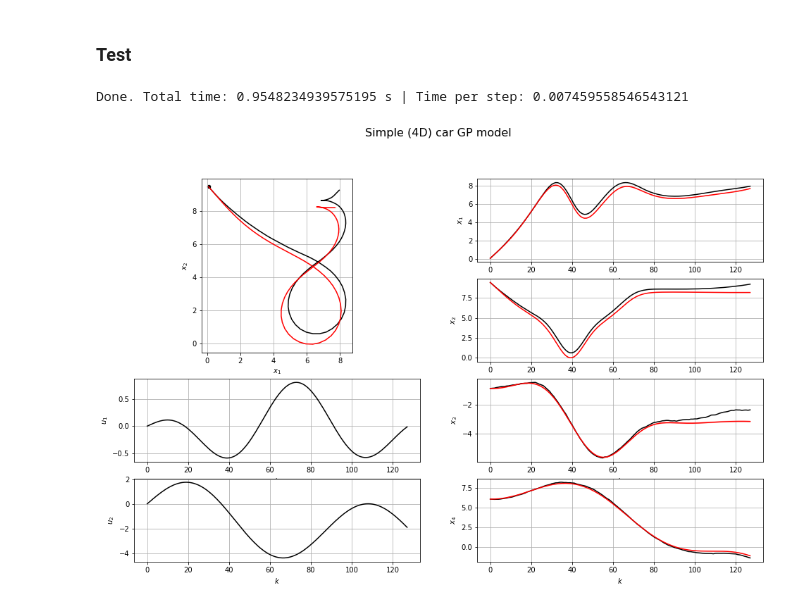
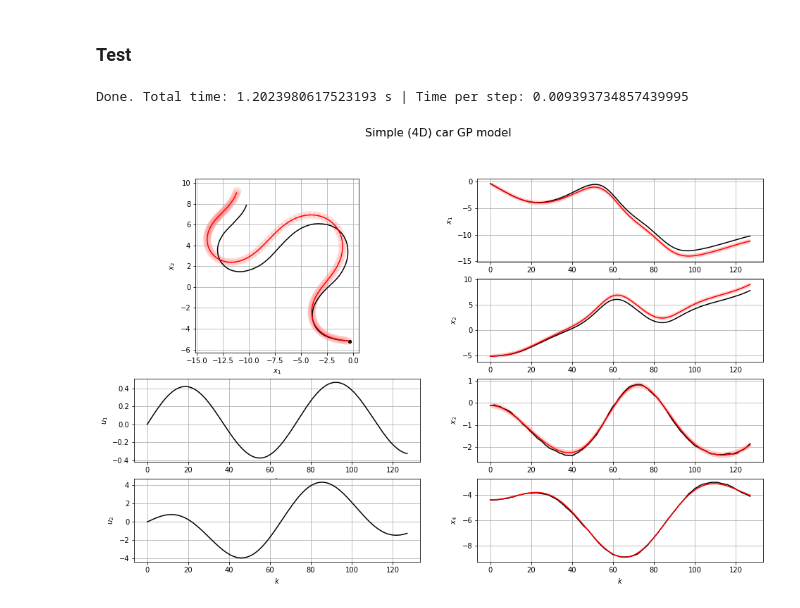
Before and after one commit to alextsolovikos/greedyGPCS, a Jupyter notebook: train_gp_simple_car.ipynb, the cells around one changed output. Drawn from its saved outputs; the diff is of its cells as text; code cells hidden in the pictures.

```diff
--- a/train_gp_simple_car.ipynb
+++ b/train_gp_simple_car.ipynb
@@ -22,7 +22,7 @@ The autoreload extension is already loaded. To reload it, use:
 ### Setup Model
 # %%
 # Parameters
-name = 'data/simple_car_model.pt'    # This is trained
+name = 'data/simple_car_model_ngd.pt'    # This is trained
 use_cuda = torch.cuda.is_available()
 device = torch.device("cuda:0" if use_cuda else "cpu")
 
@@ -38,7 +38,7 @@ batch = next(iter(train_loader))
 
 inducing_pts = torch.stack(4*[torch.cat((batch['x'], batch['u']), axis=-1)])
 
-model = VariationalGPDynamics(nx, nu, num_inducing_pts=ni, inducing_pts=inducing_pts, model_path=name, device=device)
+model = VariationalGPDynamics(nx, nu, num_inducing_pts=ni, inducing_pts=inducing_pts, mean='zero', model_path=name, device=device)
 # %% [markdown]
 ### Load
 # %%
@@ -54,5 +58,5 @@ BATCH_SIZE = 1024*2
 train_data = torch.load('data/train_simple_car_data.pt')
 train_loader = DataLoader(train_data, batch_size=BATCH_SIZE, drop_last=True, shuffle=True)
 
-model.train(train_loader, num_epochs=8000, lr=0.01, plot_loss=True)
+model.train(train_loader, num_epochs=20000, lr=(0.01,0.01), plot_loss=True)
 # %% [output]
@@ -69,7 +74,7 @@ test_loader = DataLoader(test_data, batch_size=T, drop_last=True)
 model.eval()
 
 # Which test trajectory to plot
-trajectory_id = 3
+trajectory_id = 1
 
 if trajectory_id >= len(test_loader):
     raise ValueError(f"args.plot is greater than the number of available batches (num = {len(test_loader)})")
@@ -131,32 +136,32 @@ ax.plot(range(T), x_exact[:,0], c='k')
 ax.plot(range(T), x_test[:-1,0], c='r')
 ax.fill_between(range(T), x_test[:-1,0] + 2*std_test[:-1,0], x_test[:-1,0] - 2*std_test[:-1,0], facecolor='r', alpha=0.2)
 ax.set_xlabel('$k$')
 ax.set_ylabel('$x_1$')
 ax.grid(True)
 
 ax = fig.add_subplot(424)
 ax.plot(range(T), x_exact[:,1], c='k')
 ax.plot(range(T), x_test[:-1,1], c='r')
 ax.fill_between(range(T), x_test[:-1,1] + 2*std_test[:-1,1], x_test[:-1,1] - 2*std_test[:-1,1], facecolor='r', alpha=0.2)
 ax.set_xlabel('$k$')
 ax.set_ylabel('$x_2$')
 ax.grid(True)
 
 ax = fig.add_subplot(426)
 ax.plot(range(T), x_exact[:,2], c='k')
 ax.plot(range(T), x_test[:-1,2], c='r')
 ax.fill_between(range(T), x_test[:-1,2] + 2*std_test[:-1,2], x_test[:-1,2] - 2*std_test[:-1,2], facecolor='r', alpha=0.2)
 ax.set_xlabel('$k$')
 ax.set_ylabel('$x_3$')
 ax.grid(True)
 
 ax = fig.add_subplot(428)
 ax.plot(range(T), x_exact[:,3], c='k')
 ax.plot(range(T), x_test[:-1,3], c='r')
 ax.fill_between(range(T), x_test[:-1,3] + 2*std_test[:-1,3], x_test[:-1,3] - 2*std_test[:-1,3], facecolor='r', alpha=0.2)
 ax.set_xlabel('$k$')
 ax.set_ylabel('$x_4$')
 ax.grid(True)
 # %% [output]
-Done. Total time: 0.9548234939575195 s | Time per step: 0.007459558546543121
+Done. Total time: 1.2023980617523193 s | Time per step: 0.009393734857439995
-[figure, old version]
+[figure, new version]
```
Also changed, not shown: parts of 3 cells of this notebook, 3 other files.
